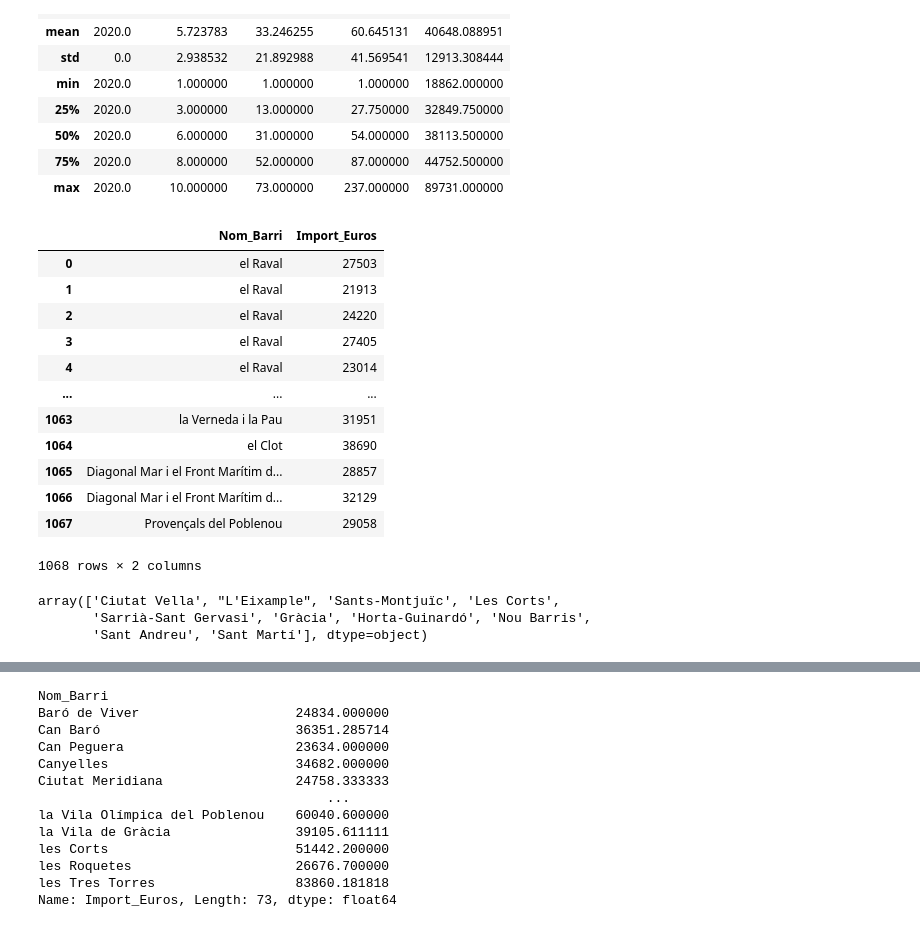
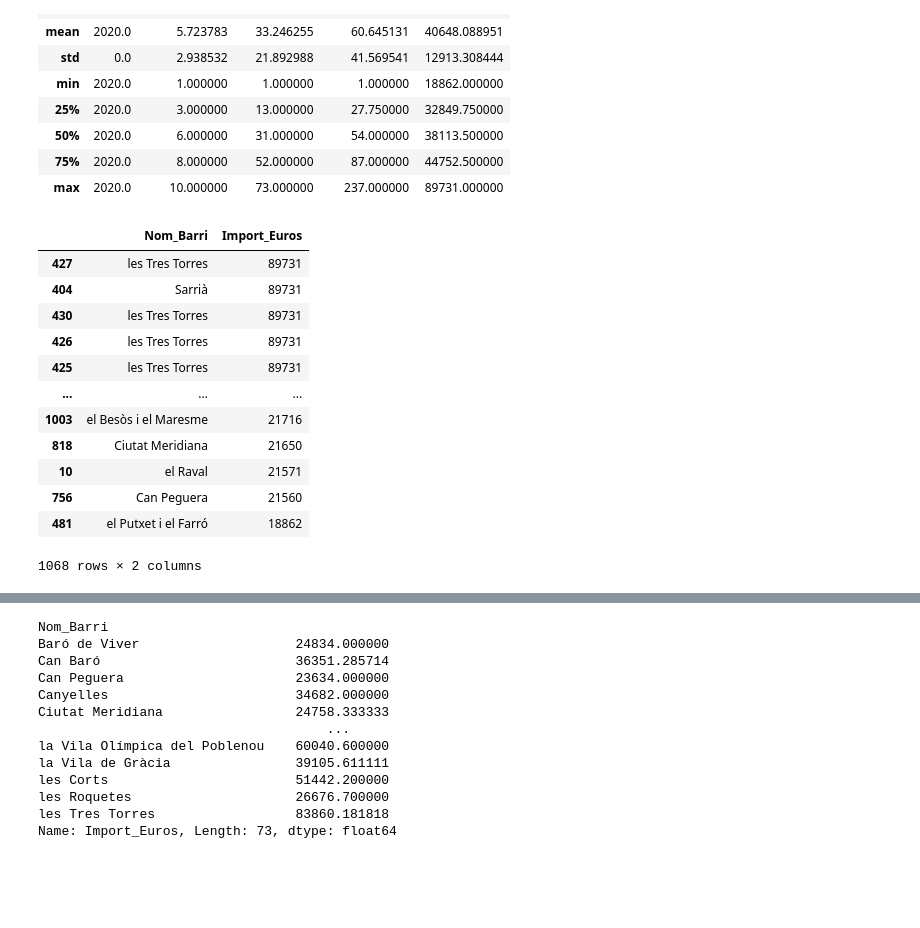
Before and after one commit to GeroZayas/Python-Practice, a Jupyter notebook: Notebooks/Pandas practice Renda Neta Mitjana.ipynb, the cells around one changed output, grey strips where cells are left out. Drawn from its saved outputs; the diff is of its cells as text; code cells hidden in the pictures; blank space fills up the shorter version.

```diff
--- a/Notebooks/Pandas practice Renda Neta Mitjana.ipynb
+++ b/Notebooks/Pandas practice Renda Neta Mitjana.ipynb
@@ -62,24 +62,19 @@ df.describe()
 | 75% | 2020.0 | 8.000000 | 52.000000 | 87.000000 | 44752.500000 |
 | max | 2020.0 | 10.000000 | 73.000000 | 237.000000 | 89731.000000 |
 # %%
-df.loc[:,['Nom_Barri', 'Import_Euros']]
+out = df.loc[:,['Nom_Barri', 'Import_Euros']]
+out.sort_values('Import_Euros', ascending = False)
 # %% [output]
 |  | Nom_Barri | Import_Euros |
-| 0 | el Raval | 27503 |
-| 1 | el Raval | 21913 |
-| 2 | el Raval | 24220 |
-| 3 | el Raval | 27405 |
-| 4 | el Raval | 23014 |
+| 427 | les Tres Torres | 89731 |
+| 404 | Sarrià | 89731 |
+| 430 | les Tres Torres | 89731 |
+| 426 | les Tres Torres | 89731 |
+| 425 | les Tres Torres | 89731 |
 | ... | ... | ... |
-| 1063 | la Verneda i la Pau | 31951 |
-| 1064 | el Clot | 38690 |
-| 1065 | Diagonal Mar i el Front Marítim d... | 28857 |
-| 1066 | Diagonal Mar i el Front Marítim d... | 32129 |
-| 1067 | Provençals del Poblenou | 29058 |
+| 1003 | el Besòs i el Maresme | 21716 |
+| 818 | Ciutat Meridiana | 21650 |
+| 10 | el Raval | 21571 |
+| 756 | Can Peguera | 21560 |
+| 481 | el Putxet i el Farró | 18862 |
 1068 rows × 2 columns
-# %%
-df['Nom_Districte'].unique()
-# %% [output]
-array(['Ciutat Vella', "L'Eixample", 'Sants-Montjuïc', 'Les Corts',
-       'Sarrià-Sant Gervasi', 'Gràcia', 'Horta-Guinardó', 'Nou Barris',
-       'Sant Andreu', 'Sant Martí'], dtype=object)
```
Also changed, not shown: parts of 4 cells of this notebook, 4 other files.
